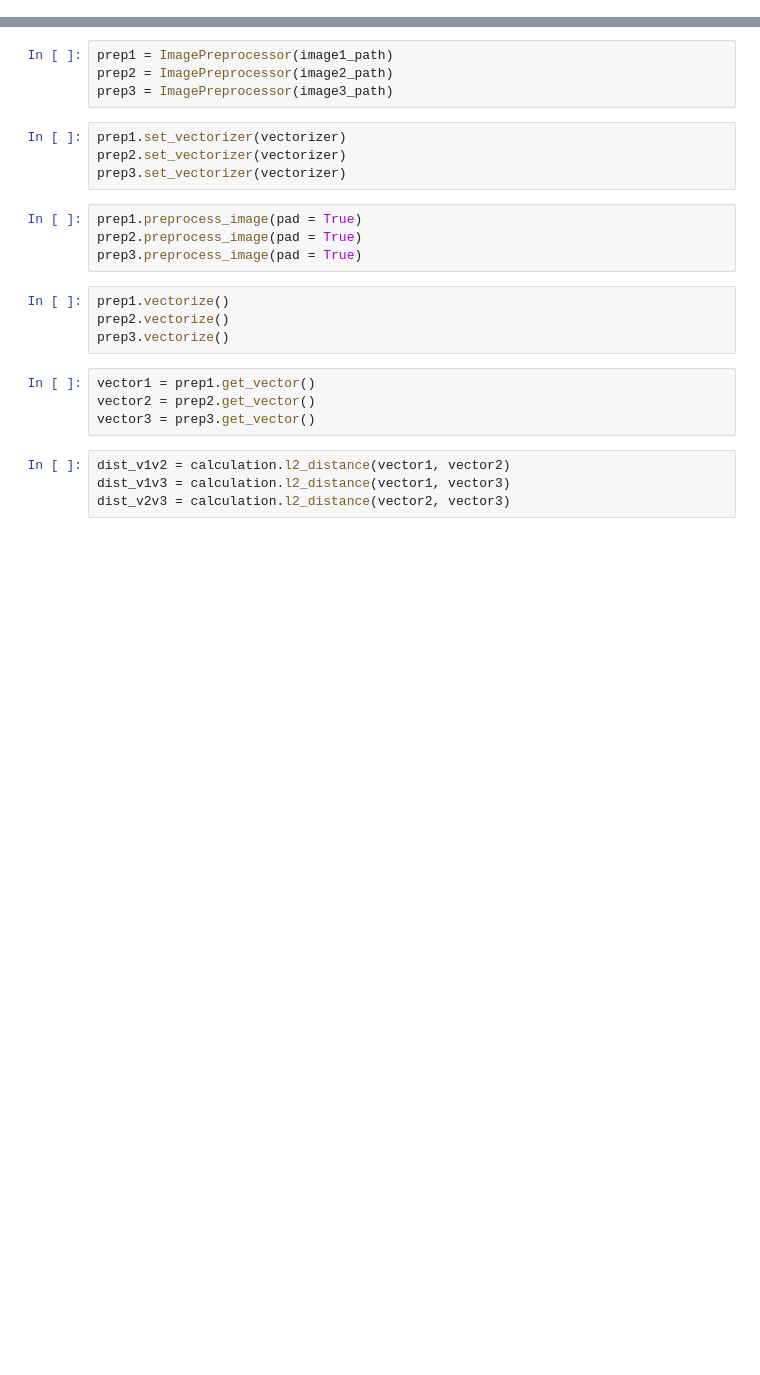
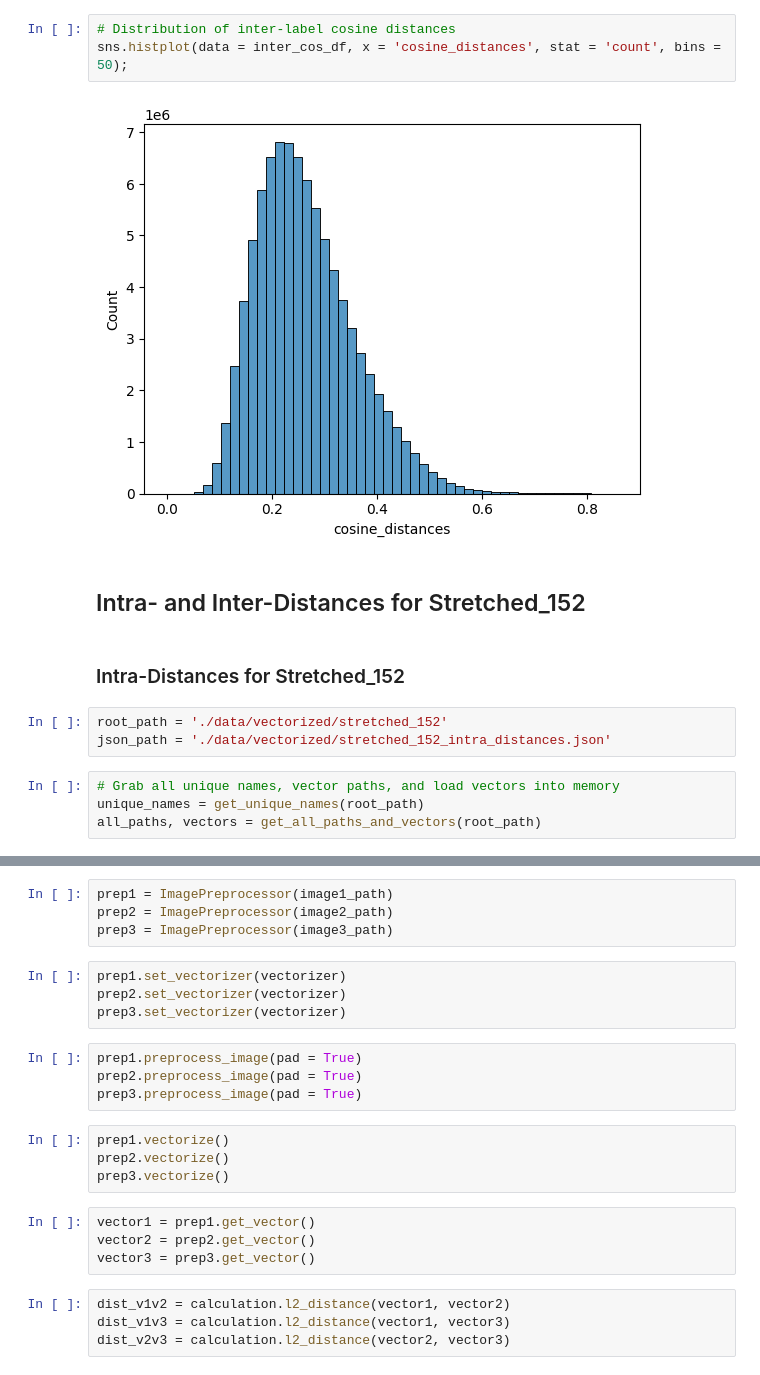
Before and after one commit to JoshuaGottlieb/Facial-Recognition-with-Deepface, a Jupyter notebook: Vectorization.ipynb, the cells around one changed output, grey strips where cells are left out. Drawn from its saved outputs; the diff is of its cells as text; blank space fills up the shorter version.

```diff
--- a/Vectorization.ipynb
+++ b/Vectorization.ipynb
@@ -132,0 +458,16 @@ for i, name in enumerate(unique_names):
+# %%
+# Distribution of inter-label cosine distances
+sns.histplot(data = inter_cos_df, x = 'cosine_distances', stat = 'count', bins = 50);
+# %% [output]
+[figure, added]
+# %% [markdown]
+## Intra- and Inter-Distances for Stretched_152
+# %% [markdown]
+### Intra-Distances for Stretched_152
+# %%
+root_path = './data/vectorized/stretched_152'
+json_path = './data/vectorized/stretched_152_intra_distances.json'
+# %%
+# Grab all unique names, vector paths, and load vectors into memory
+unique_names = get_unique_names(root_path)
+all_paths, vectors = get_all_paths_and_vectors(root_path)
```
Also changed, not shown: parts of 82 cells of this notebook.
